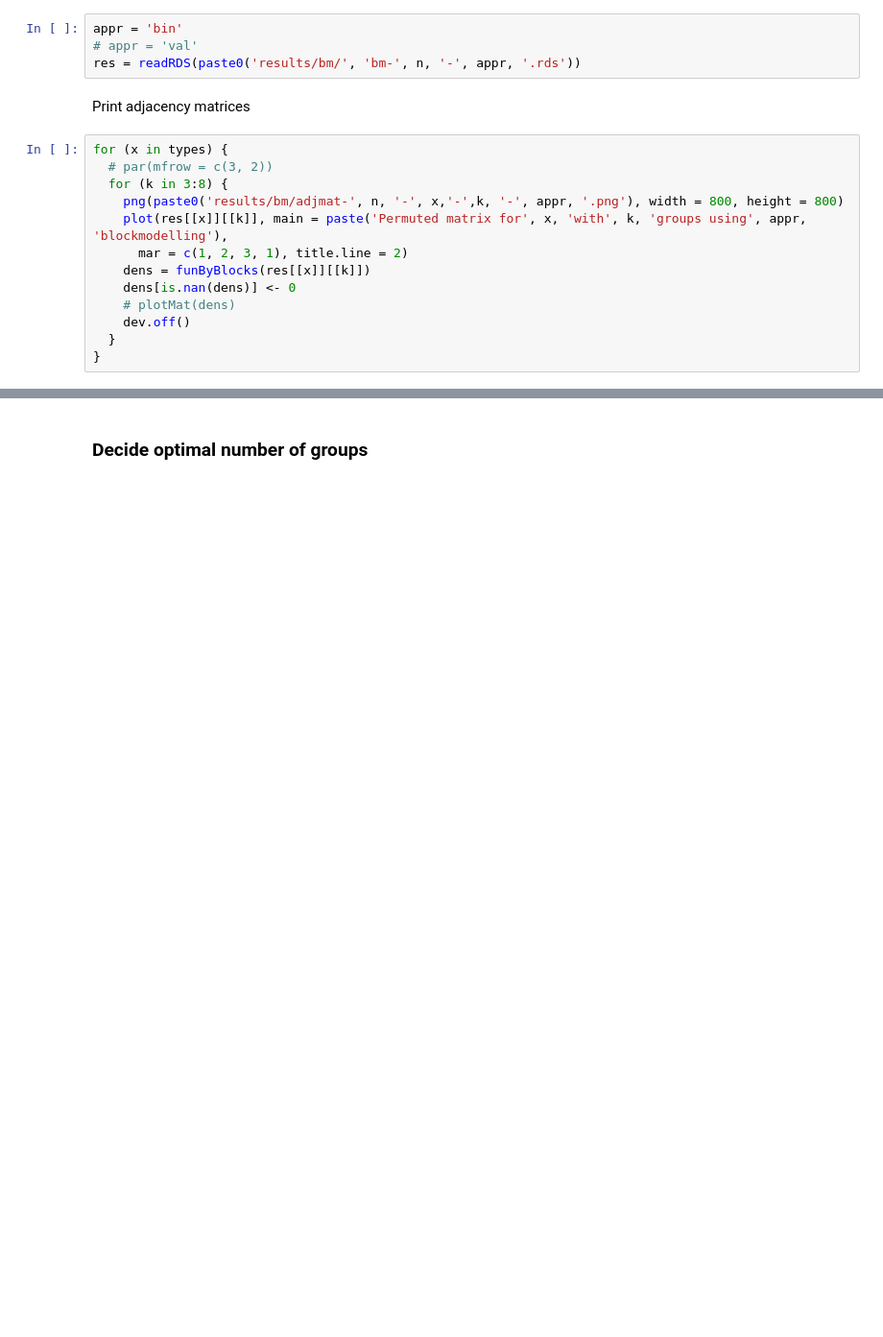
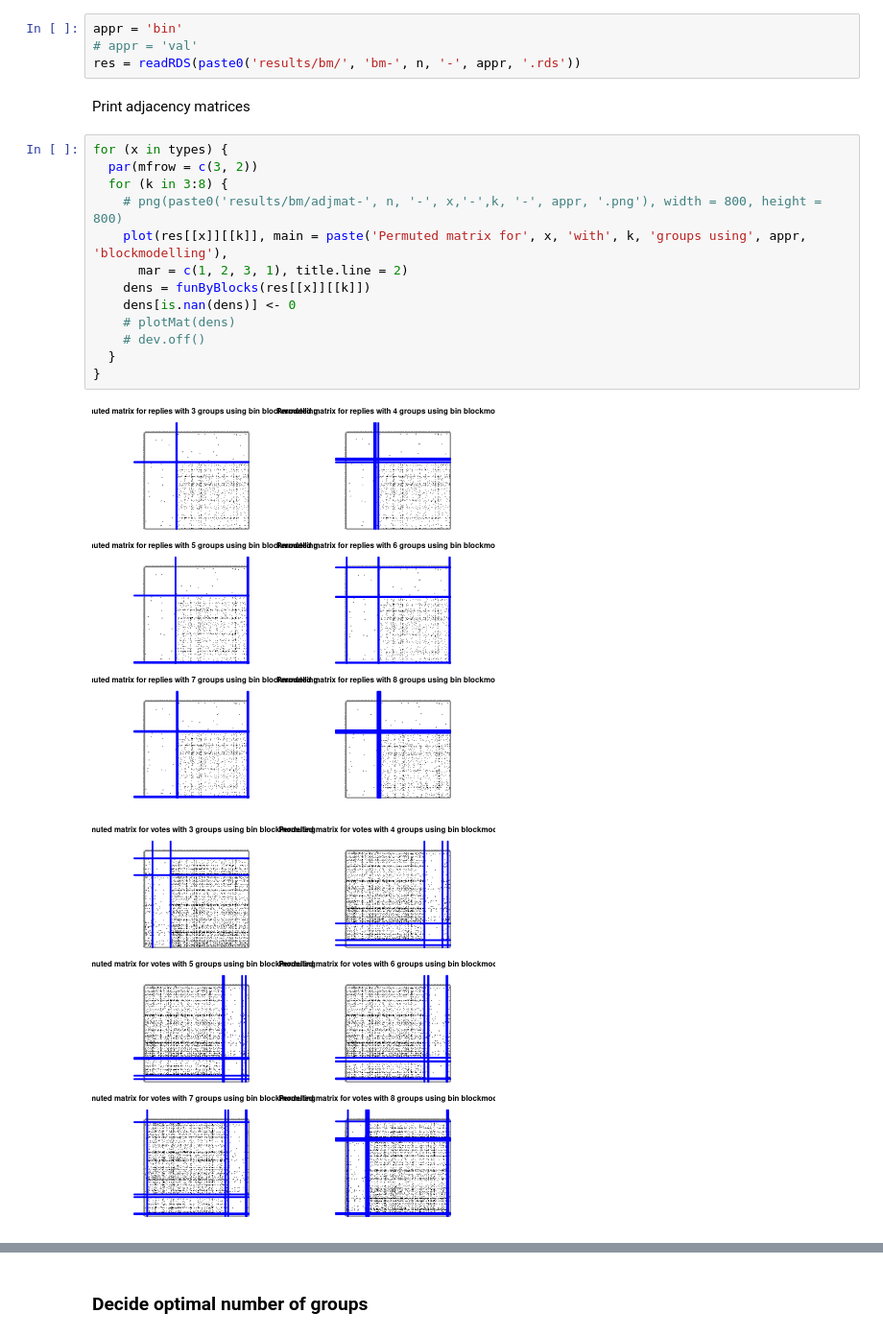
Before and after one commit to babiyivan/network-role-mining, a Jupyter notebook: blockmodelling.ipynb, the cells around one changed output, grey strips where cells are left out. Shown: that part at 96% size. Cells and saved outputs as stored; diff of their text form; blank space fills up the shorter version.

Commit message:
added back adj matrix plots in bm

```diff
--- a/blockmodelling.ipynb
+++ b/blockmodelling.ipynb
@@ -66,14 +66,17 @@ res = readRDS(paste0('results/bm/', 'bm-', n, '-', appr, '.rds'))
 Print adjacency matrices
 # %%
 for (x in types) {
-  # par(mfrow = c(3, 2))
+  par(mfrow = c(3, 2))
   for (k in 3:8) {
-    png(paste0('results/bm/adjmat-', n, '-', x,'-',k, '-', appr, '.png'), width = 800, height = 800)
+    # png(paste0('results/bm/adjmat-', n, '-', x,'-',k, '-', appr, '.png'), width = 800, height = 800)
     plot(res[[x]][[k]], main = paste('Permuted matrix for', x, 'with', k, 'groups using', appr, 'blockmodelling'),
       mar = c(1, 2, 3, 1), title.line = 2)
     dens = funByBlocks(res[[x]][[k]])
     dens[is.nan(dens)] <- 0
     # plotMat(dens)
-    dev.off()
+    # dev.off()
   }
 }
+# %% [output]
+[figure, added]
+[figure, added]
```
Also changed, not shown: parts of 1 cell of this notebook.
